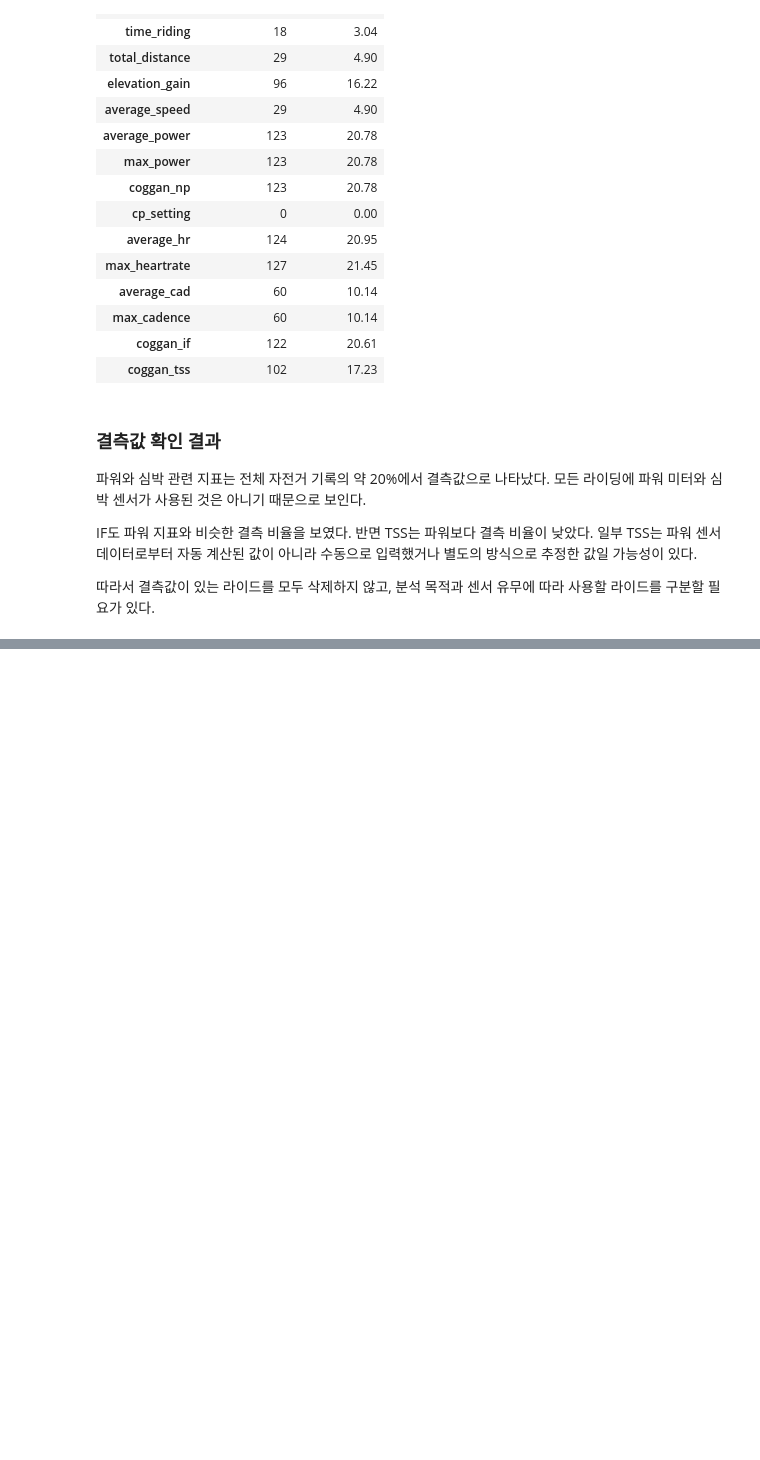
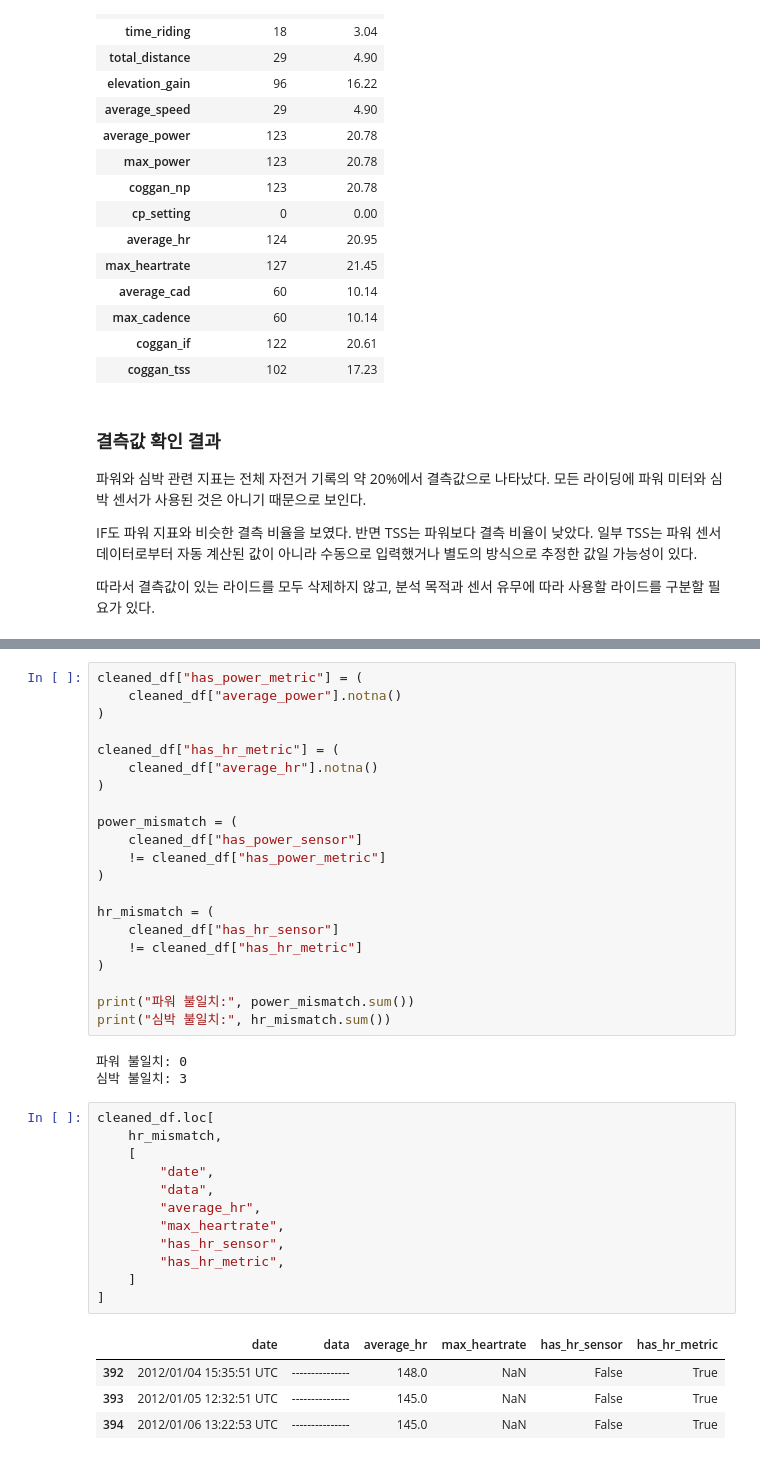
Before and after one commit to jhh0107gsc-hub/cycling, a Jupyter notebook: notebooks/01_goldencheetah_exploration.ipynb, the cells around one changed output, grey strips where cells are left out. Saved outputs shown, nothing was run; the diff lists cells and outputs as text; blank space fills up the shorter version.

Commit message:
Compare sensor flags with metric availability

```diff
--- a/notebooks/01_goldencheetah_exploration.ipynb
+++ b/notebooks/01_goldencheetah_exploration.ipynb
@@ -486,0 +523,41 @@ IF도 파워 지표와 비슷한 결측 비율을 보였다. 반면 TSS는 파
+# %%
+cleaned_df["has_power_metric"] = (
+    cleaned_df["average_power"].notna()
+)
+
+cleaned_df["has_hr_metric"] = (
+    cleaned_df["average_hr"].notna()
+)
+
+power_mismatch = (
+    cleaned_df["has_power_sensor"]
+    != cleaned_df["has_power_metric"]
+)
+
+hr_mismatch = (
+    cleaned_df["has_hr_sensor"]
+    != cleaned_df["has_hr_metric"]
+)
+
+print("파워 불일치:", power_mismatch.sum())
+print("심박 불일치:", hr_mismatch.sum())
+# %% [output]
+파워 불일치: 0
+심박 불일치: 3
+# %%
+cleaned_df.loc[
+    hr_mismatch,
+    [
+        "date",
+        "data",
+        "average_hr",
+        "max_heartrate",
+        "has_hr_sensor",
+        "has_hr_metric",
+    ]
+]
+# %% [output]
+|  | date | data | average_hr | max_heartrate | has_hr_sensor | has_hr_metric |
+| 392 | 2012/01/04 15:35:51 UTC | --------------- | 148.0 | NaN | False | True |
+| 393 | 2012/01/05 12:32:51 UTC | --------------- | 145.0 | NaN | False | True |
+| 394 | 2012/01/06 13:22:53 UTC | --------------- | 145.0 | NaN | False | True |
```
Also changed, not shown: parts of 3 cells of this notebook.
